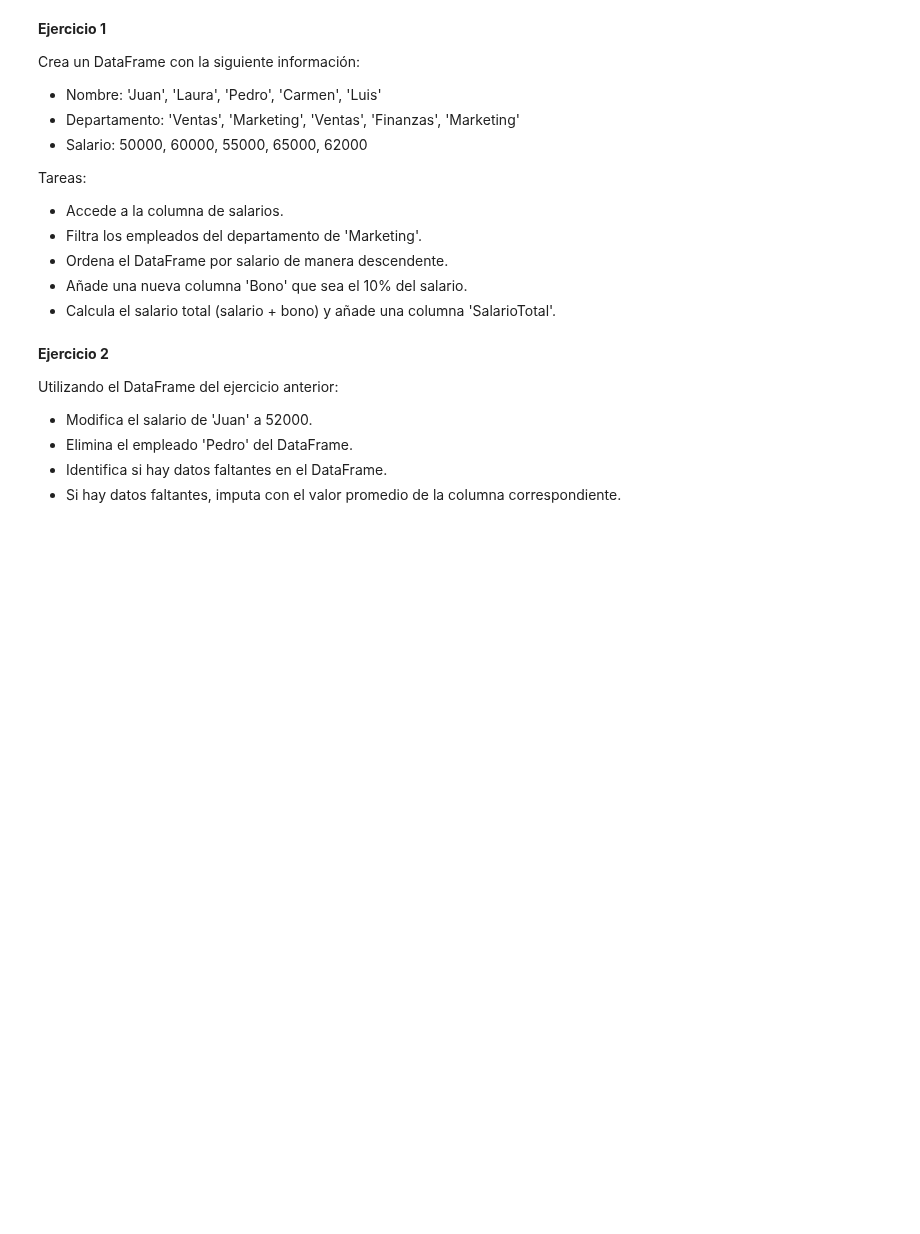
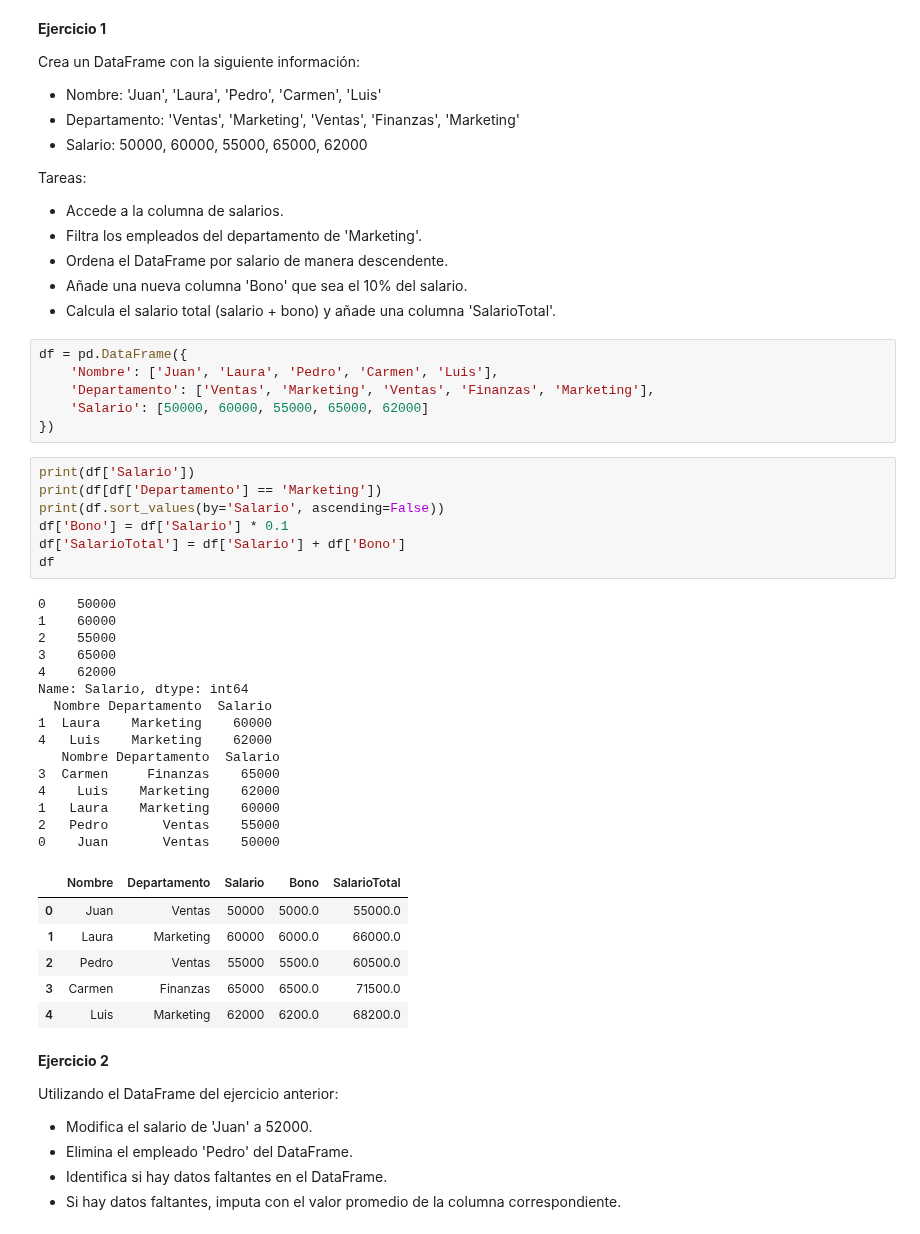
Before and after one commit to pipaber/Python-Programming101, a Jupyter notebook: 01_Introduccion_a_Python/07_Manipulación_de_Datos_con_Pandas.ipynb, the cells around one changed output. Drawn from its saved outputs; the diff is of its cells as text; blank space fills up the shorter version.

```diff
--- a/01_Introduccion_a_Python/07_Manipulación_de_Datos_con_Pandas.ipynb
+++ b/01_Introduccion_a_Python/07_Manipulación_de_Datos_con_Pandas.ipynb
@@ -435,6 +593,41 @@ Tareas:
 - Ordena el DataFrame por salario de manera descendente.
 - Añade una nueva columna 'Bono' que sea el 10% del salario.
 - Calcula el salario total (salario + bono) y añade una columna 'SalarioTotal'.
+# %%
+df = pd.DataFrame({
+    'Nombre': ['Juan', 'Laura', 'Pedro', 'Carmen', 'Luis'],
+    'Departamento': ['Ventas', 'Marketing', 'Ventas', 'Finanzas', 'Marketing'],
+    'Salario': [50000, 60000, 55000, 65000, 62000]
+})
+# %%
+print(df['Salario'])
+print(df[df['Departamento'] == 'Marketing'])
+print(df.sort_values(by='Salario', ascending=False))
+df['Bono'] = df['Salario'] * 0.1
+df['SalarioTotal'] = df['Salario'] + df['Bono']
+df
+# %% [output]
+0    50000
+1    60000
+2    55000
+3    65000
+4    62000
+Name: Salario, dtype: int64
+  Nombre Departamento  Salario
+1  Laura    Marketing    60000
+4   Luis    Marketing    62000
+   Nombre Departamento  Salario
+3  Carmen     Finanzas    65000
+4    Luis    Marketing    62000
+1   Laura    Marketing    60000
+2   Pedro       Ventas    55000
+0    Juan       Ventas    50000
+|  | Nombre | Departamento | Salario | Bono | SalarioTotal |
+| 0 | Juan | Ventas | 50000 | 5000.0 | 55000.0 |
+| 1 | Laura | Marketing | 60000 | 6000.0 | 66000.0 |
+| 2 | Pedro | Ventas | 55000 | 5500.0 | 60500.0 |
+| 3 | Carmen | Finanzas | 65000 | 6500.0 | 71500.0 |
+| 4 | Luis | Marketing | 62000 | 6200.0 | 68200.0 |
 # %% [markdown]
 **Ejercicio 2**
 
```
Also changed, not shown: parts of 19 cells of this notebook.
